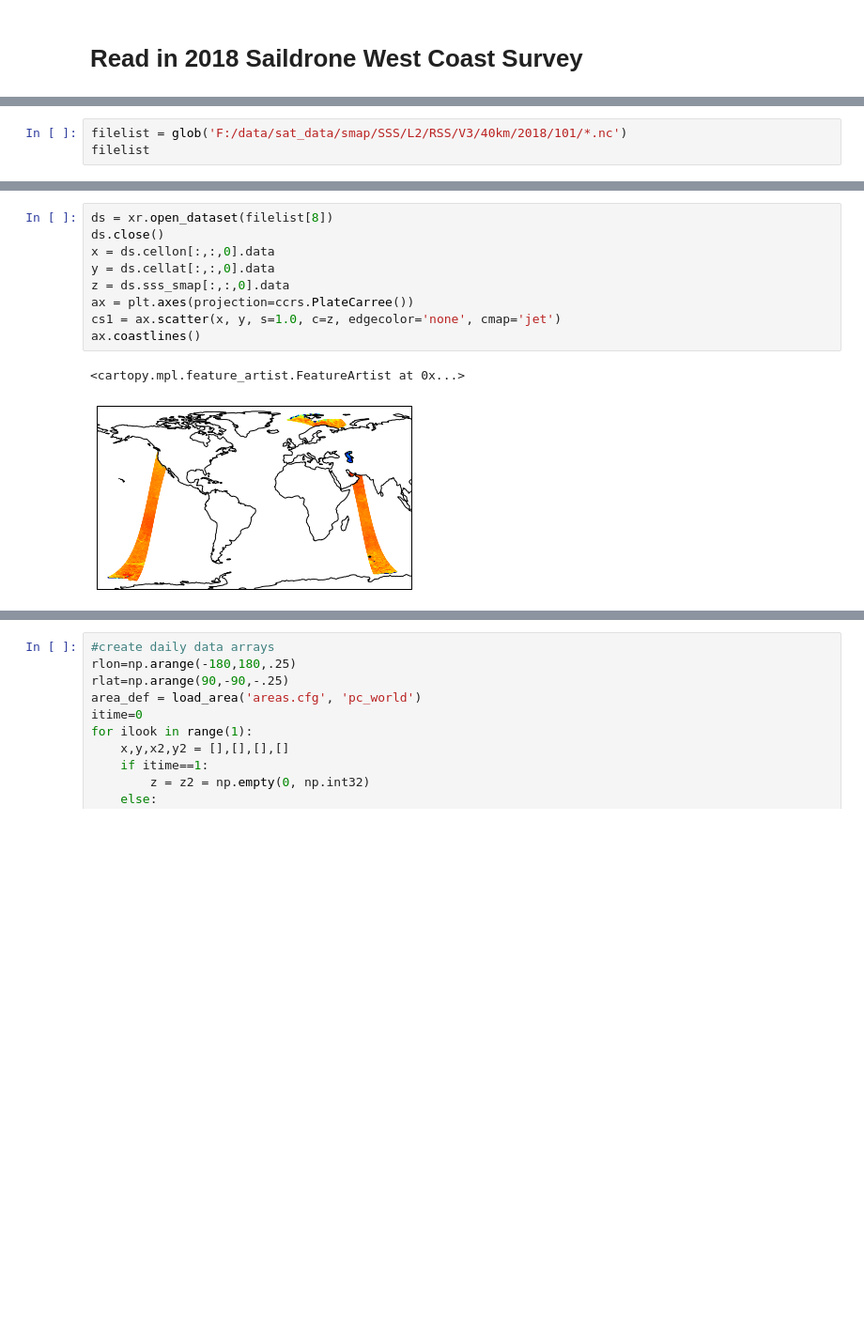
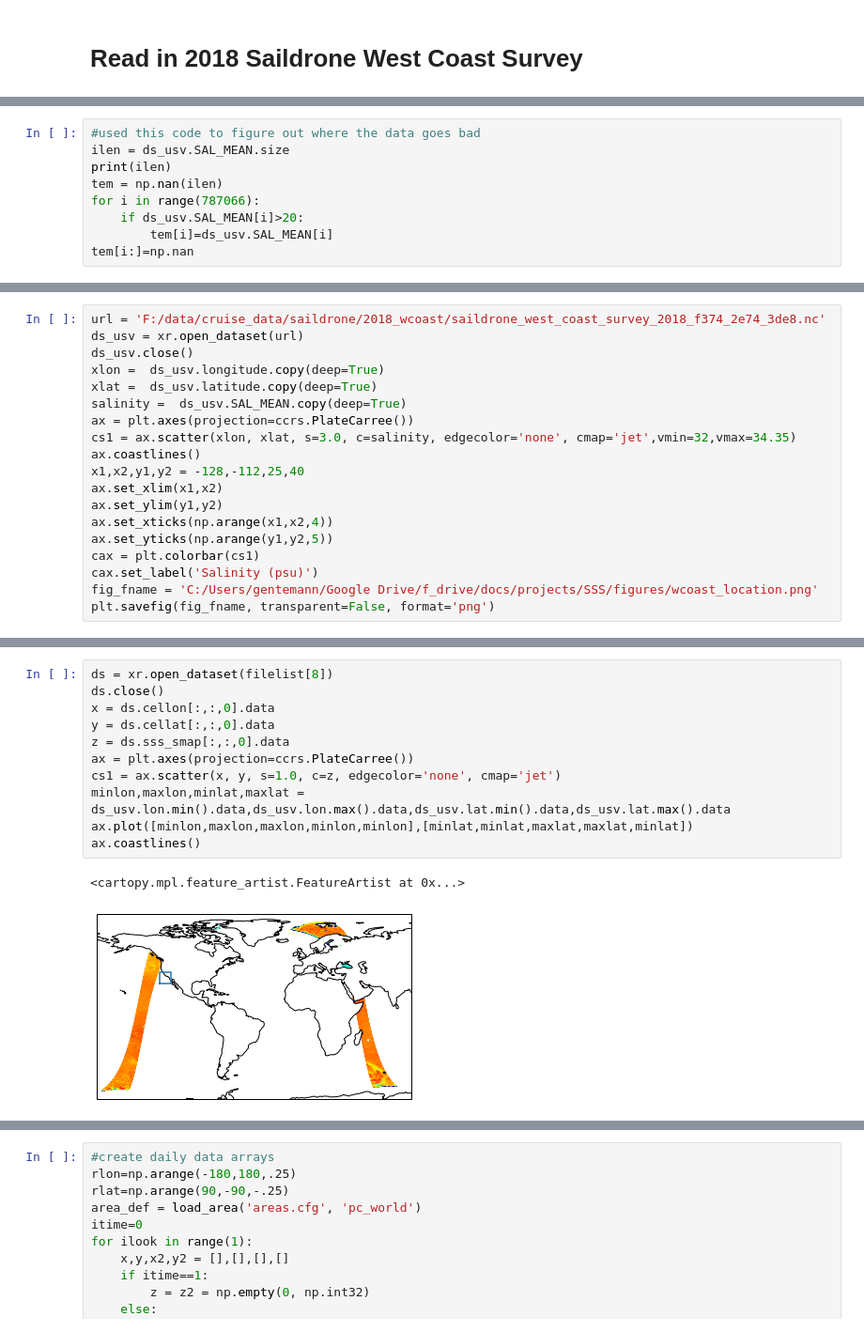
Before and after one commit to cgentemann/salinity, a Jupyter notebook: Collocate_insitu_with_SSS.ipynb, the cells around one changed output, grey strips where cells are left out. Shown at 94% size. Drawn from its saved outputs; the diff is of its cells as text; blank space fills up the shorter version.

```diff
--- a/Collocate_insitu_with_SSS.ipynb
+++ b/Collocate_insitu_with_SSS.ipynb
@@ -69,3 +151,0 @@ Data variables:
-# %%
-filelist = glob('F:/data/sat_data/smap/SSS/L2/RSS/V3/40km/2018/101/*.nc')
-filelist
@@ -87,0 +152,9 @@ filelist
+# %%
+#used this code to figure out where the data goes bad
+ilen = ds_usv.SAL_MEAN.size
+print(ilen)
+tem = np.nan(ilen)
+for i in range(787066):
+    if ds_usv.SAL_MEAN[i]>20:
+        tem[i]=ds_usv.SAL_MEAN[i]
+tem[i:]=np.nan
@@ -87,0 +274,19 @@ filelist
+# %%
+url = 'F:/data/cruise_data/saildrone/2018_wcoast/saildrone_west_coast_survey_2018_f374_2e74_3de8.nc'
+ds_usv = xr.open_dataset(url)
+ds_usv.close()
+xlon =  ds_usv.longitude.copy(deep=True)
+xlat =  ds_usv.latitude.copy(deep=True)
+salinity =  ds_usv.SAL_MEAN.copy(deep=True)
+ax = plt.axes(projection=ccrs.PlateCarree())
+cs1 = ax.scatter(xlon, xlat, s=3.0, c=salinity, edgecolor='none', cmap='jet',vmin=32,vmax=34.35)
+ax.coastlines()
+x1,x2,y1,y2 = -128,-112,25,40
+ax.set_xlim(x1,x2)
+ax.set_ylim(y1,y2)
+ax.set_xticks(np.arange(x1,x2,4))
+ax.set_yticks(np.arange(y1,y2,5))
+cax = plt.colorbar(cs1)
+cax.set_label('Salinity (psu)')
+fig_fname = 'C:/Users/gentemann/Google Drive/f_drive/docs/projects/SSS/figures/wcoast_location.png'
+plt.savefig(fig_fname, transparent=False, format='png')
@@ -88,12 +359,14 @@ filelist
 # %%
 ds = xr.open_dataset(filelist[8])
 ds.close()
 x = ds.cellon[:,:,0].data
 y = ds.cellat[:,:,0].data
 z = ds.sss_smap[:,:,0].data
 ax = plt.axes(projection=ccrs.PlateCarree())
 cs1 = ax.scatter(x, y, s=1.0, c=z, edgecolor='none', cmap='jet')
+minlon,maxlon,minlat,maxlat = ds_usv.lon.min().data,ds_usv.lon.max().data,ds_usv.lat.min().data,ds_usv.lat.max().data
+ax.plot([minlon,maxlon,maxlon,minlon,minlon],[minlat,minlat,maxlat,maxlat,minlat])
 ax.coastlines()
 # %% [output]
 <cartopy.mpl.feature_artist.FeatureArtist at 0x...>
-[figure, old version]
+[figure, new version]
```
Also changed, not shown: parts of 22 cells of this notebook, 1 other file.
